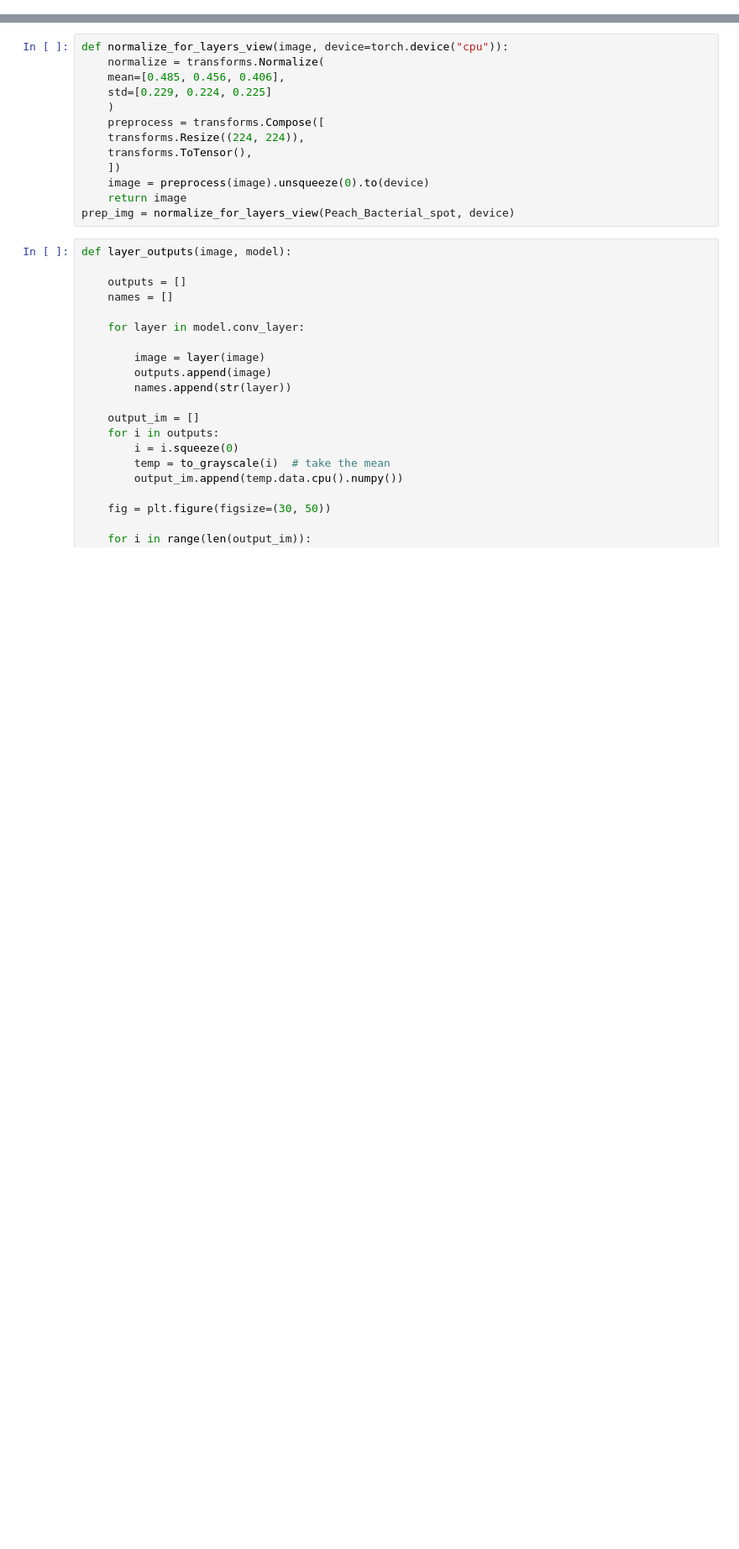
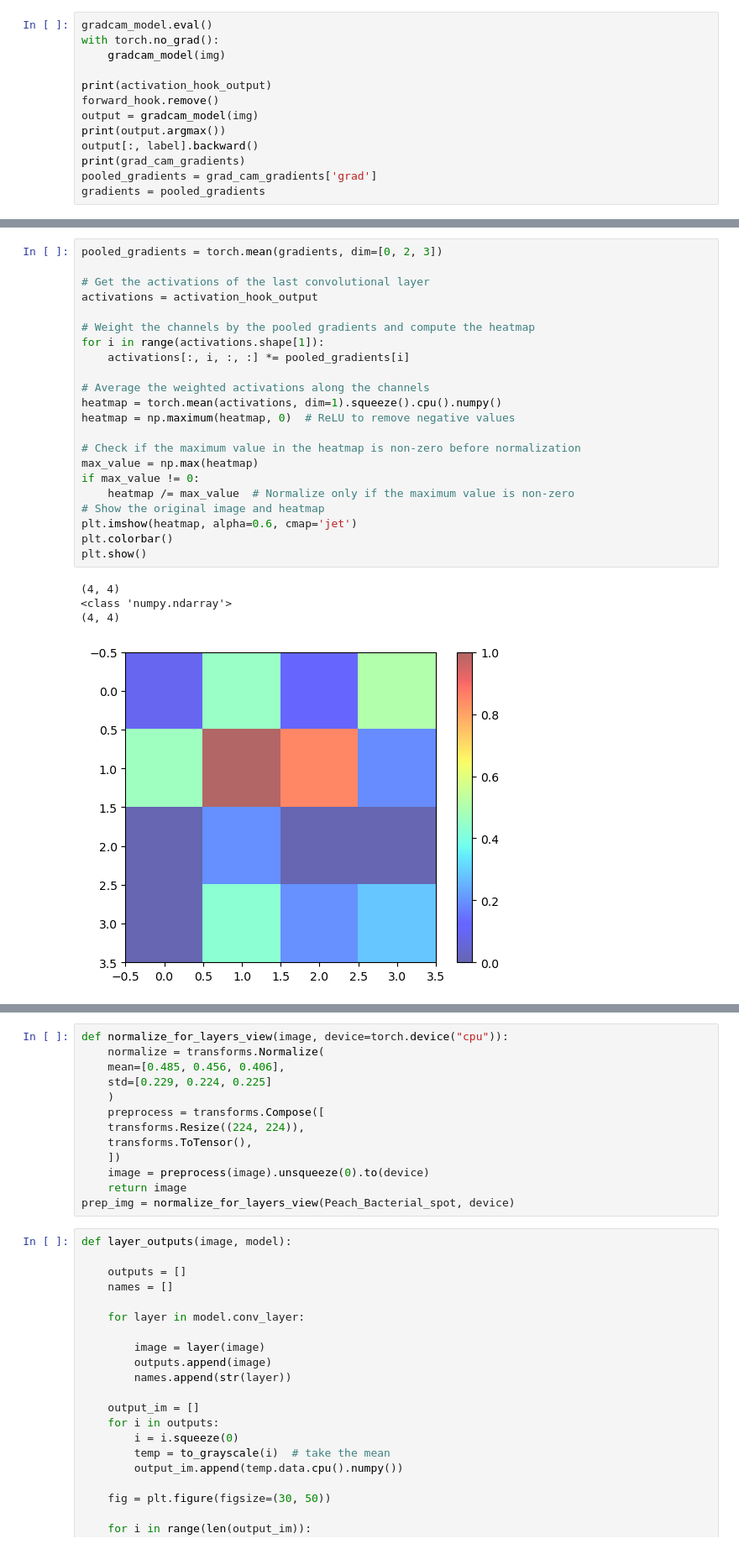
Before and after one commit to LeeBenyamin/Sherleaf-Holmes-project, a Jupyter notebook: plantDiseaseCNN.ipynb, the cells around one changed output, grey strips where cells are left out. Shown: that part at 84% size. Saved outputs shown, nothing was run; the diff lists cells and outputs as text; blank space fills up the shorter version.

```diff
--- a/plantDiseaseCNN.ipynb
+++ b/plantDiseaseCNN.ipynb
@@ -534,0 +875,13 @@ def load_image(path):
+# %%
+gradcam_model.eval()
+with torch.no_grad():
+    gradcam_model(img)
+
+print(activation_hook_output)
+forward_hook.remove()
+output = gradcam_model(img)
+print(output.argmax())
+output[:, label].backward()
+print(grad_cam_gradients)
+pooled_gradients = grad_cam_gradients['grad']
+gradients = pooled_gradients
@@ -534,0 +906,27 @@ def load_image(path):
+# %%
+pooled_gradients = torch.mean(gradients, dim=[0, 2, 3])
+
+# Get the activations of the last convolutional layer
+activations = activation_hook_output
+
+# Weight the channels by the pooled gradients and compute the heatmap
+for i in range(activations.shape[1]):
+    activations[:, i, :, :] *= pooled_gradients[i]
+
+# Average the weighted activations along the channels
+heatmap = torch.mean(activations, dim=1).squeeze().cpu().numpy()
+heatmap = np.maximum(heatmap, 0)  # ReLU to remove negative values
+
+# Check if the maximum value in the heatmap is non-zero before normalization
+max_value = np.max(heatmap)
+if max_value != 0:
+    heatmap /= max_value  # Normalize only if the maximum value is non-zero
+# Show the original image and heatmap
+plt.imshow(heatmap, alpha=0.6, cmap='jet')
+plt.colorbar()
+plt.show()
+# %% [output]
+(4, 4)
+<class 'numpy.ndarray'>
+(4, 4)
+[figure, added]
```
Also changed, not shown: parts of 68 cells of this notebook.
